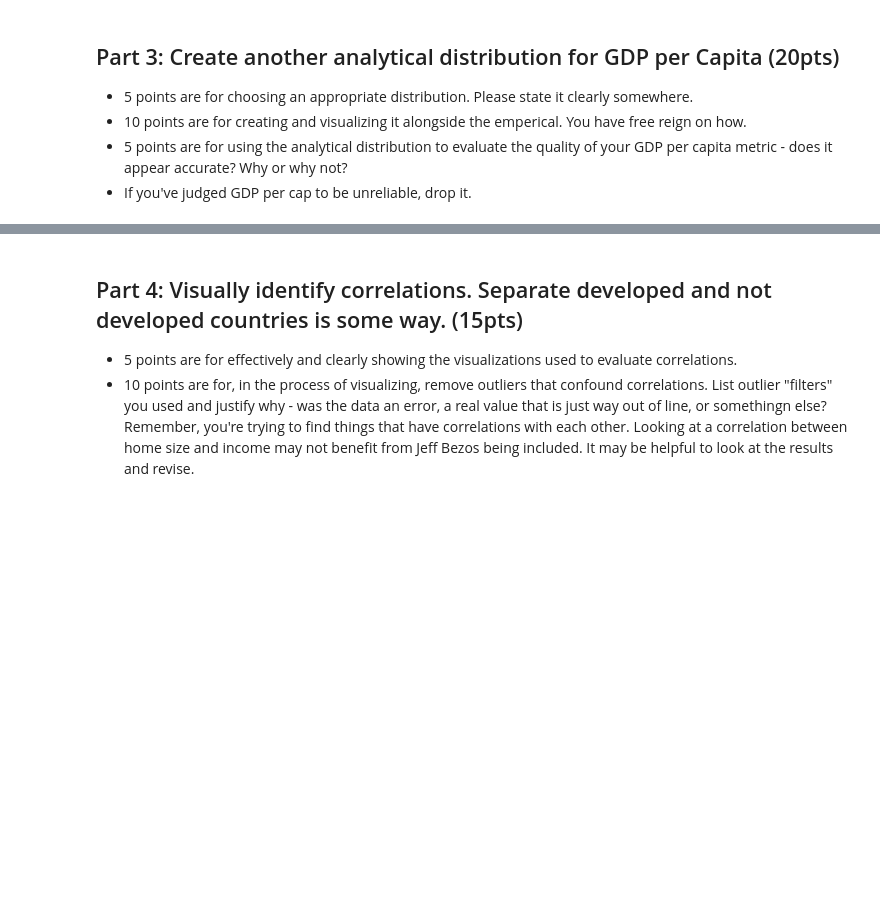
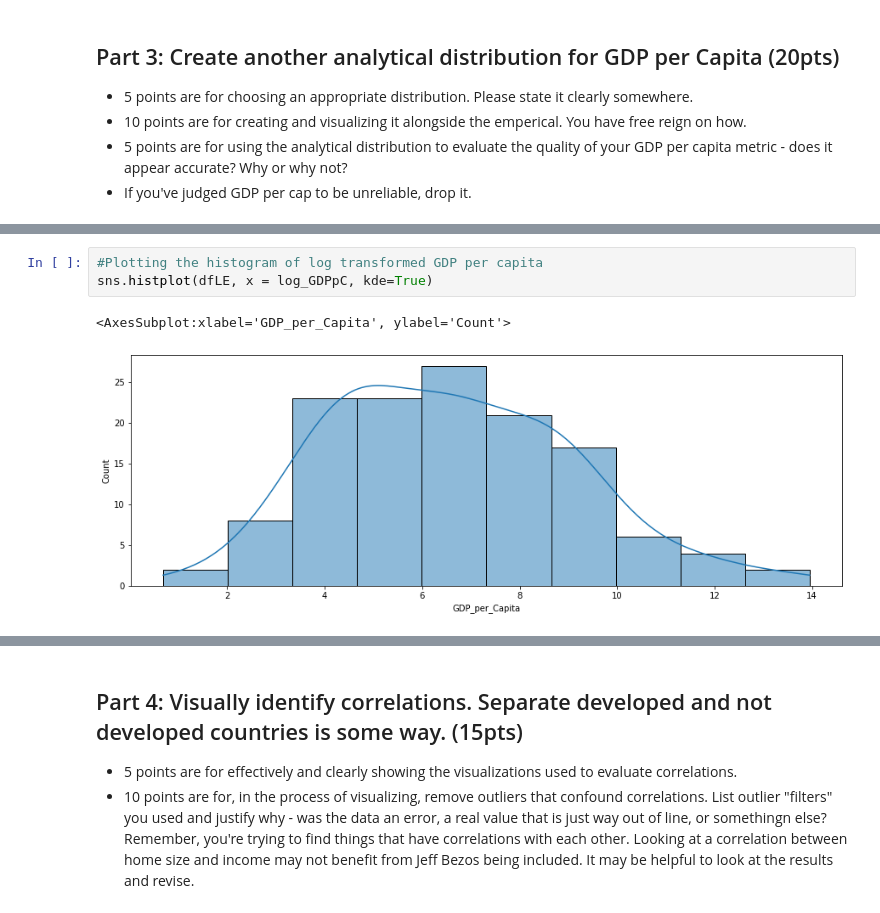
Before and after one commit to jamarabe/3450_Asn2_Students, a Jupyter notebook: asn2Workbook.ipynb, the cells around one changed output, grey strips where cells are left out. Cells and saved outputs as stored; diff of their text form; blank space fills up the shorter version.

```diff
--- a/asn2Workbook.ipynb
+++ b/asn2Workbook.ipynb
@@ -199,0 +232,6 @@ sns.histplot(dfLE, x = log_GDPpC)
+# %%
+#Plotting the histogram of log transformed GDP per capita
+sns.histplot(dfLE, x = log_GDPpC, kde=True)
+# %% [output]
+<AxesSubplot:xlabel='GDP_per_Capita', ylabel='Count'>
+[figure, added]
```
Also changed, not shown: parts of 45 cells of this notebook.
